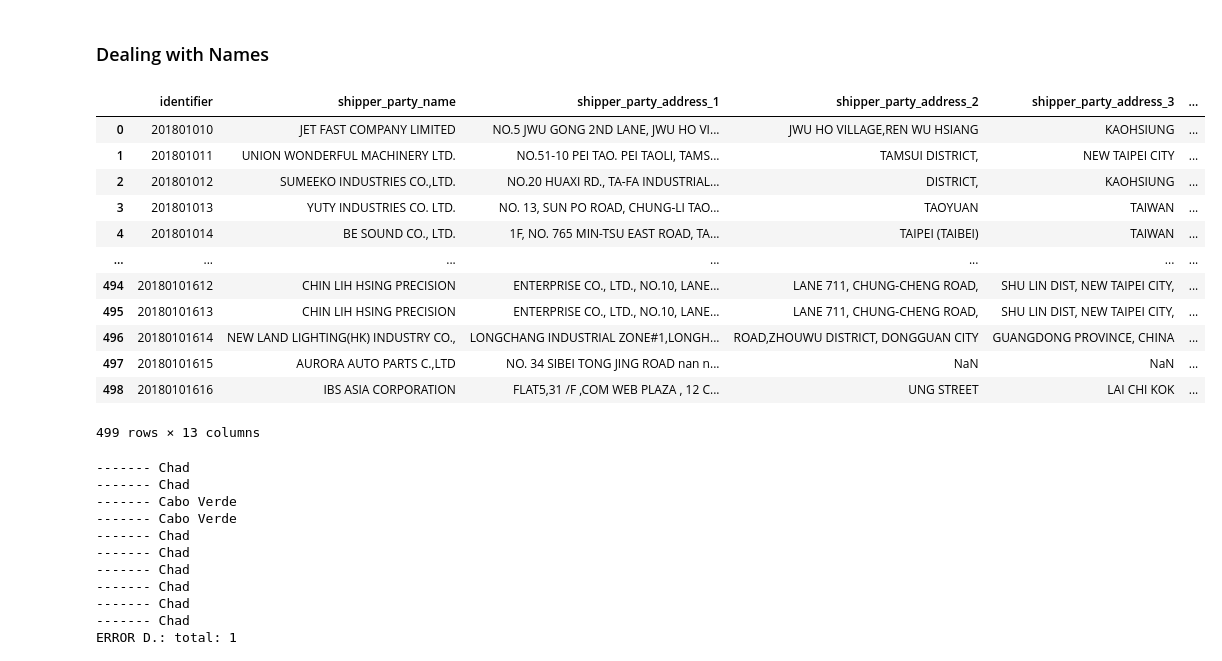
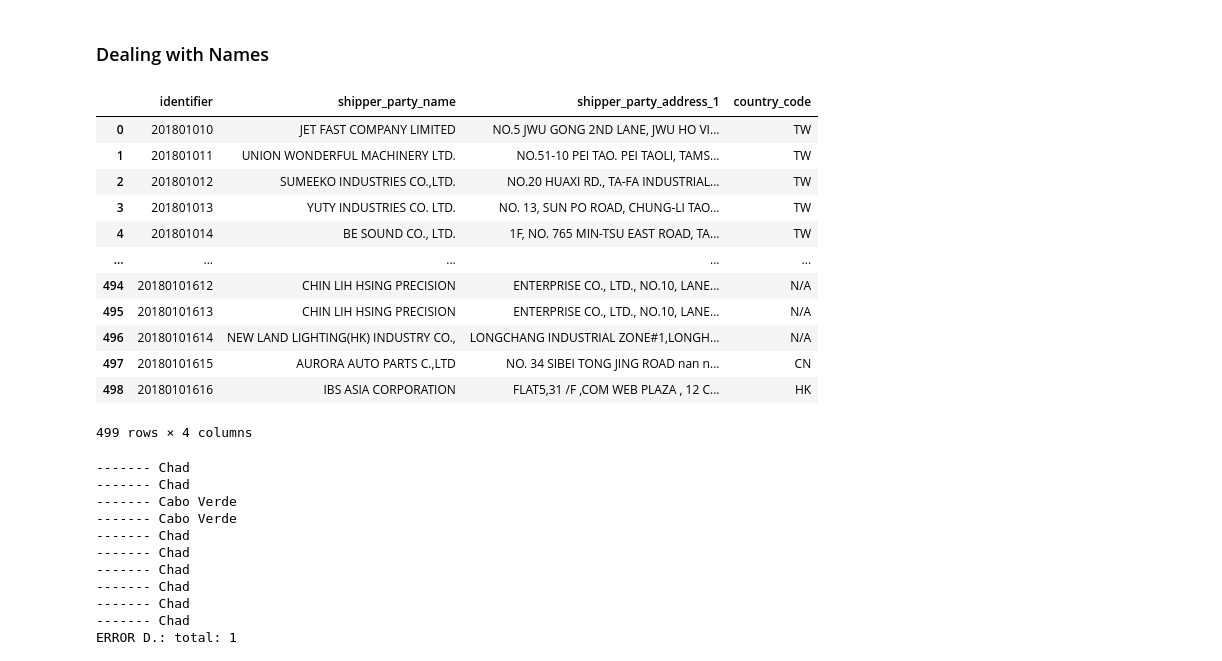
Before and after one commit to jessejputnam/project01, a Jupyter notebook: testing.ipynb, the cells around one changed output. Drawn from its saved outputs; the diff is of its cells as text; code cells hidden in the pictures.

Commit message:
Add completed initial cleaning logic to final

```diff
--- a/testing.ipynb
+++ b/testing.ipynb
@@ -135,23 +135,24 @@ def clean_row(row):
 # %%
 # misplaced_names = misplaced_names.apply(lambda row: clean_row(row), axis=1)
 # misplaced_names
 
-shipper_sample.apply(lambda row: clean_row(row), axis=1)[['identifier', 'shipper_party_name', 'shipper_']]
+shipper_sample_cleaned = shipper_sample.apply(lambda row: clean_row(row), axis=1)
+shipper_sample_cleaned[['identifier', 'shipper_party_name', 'shipper_party_address_1', 'country_code']]
 # shipper_sample
 # %% [output]
-|  | identifier | shipper_party_name | shipper_party_address_1 | shipper_party_address_2 | shipper_party_address_3 | ... |
-| 0 | 201801010 | JET FAST COMPANY LIMITED | NO.5 JWU GONG 2ND LANE, JWU HO VI... | JWU HO VILLAGE,REN WU HSIANG | KAOHSIUNG | ... |
-| 1 | 201801011 | UNION WONDERFUL MACHINERY LTD. | NO.51-10 PEI TAO. PEI TAOLI, TAMS... | TAMSUI DISTRICT, | NEW TAIPEI CITY | ... |
-| 2 | 201801012 | SUMEEKO INDUSTRIES CO.,LTD. | NO.20 HUAXI RD., TA-FA INDUSTRIAL... | DISTRICT, | KAOHSIUNG | ... |
-| 3 | 201801013 | YUTY INDUSTRIES CO. LTD. | NO. 13, SUN PO ROAD, CHUNG-LI TAO... | TAOYUAN | TAIWAN | ... |
-| 4 | 201801014 | BE SOUND CO., LTD. | 1F, NO. 765 MIN-TSU EAST ROAD, TA... | TAIPEI (TAIBEI) | TAIWAN | ... |
-| ... | ... | ... | ... | ... | ... | ... |
-| 494 | 20180101612 | CHIN LIH HSING PRECISION | ENTERPRISE CO., LTD., NO.10, LANE... | LANE 711, CHUNG-CHENG ROAD, | SHU LIN DIST, NEW TAIPEI CITY, | ... |
-| 495 | 20180101613 | CHIN LIH HSING PRECISION | ENTERPRISE CO., LTD., NO.10, LANE... | LANE 711, CHUNG-CHENG ROAD, | SHU LIN DIST, NEW TAIPEI CITY, | ... |
-| 496 | 20180101614 | NEW LAND LIGHTING(HK) INDUSTRY CO., | LONGCHANG INDUSTRIAL ZONE#1,LONGH... | ROAD,ZHOUWU DISTRICT, DONGGUAN CITY | GUANGDONG PROVINCE, CHINA | ... |
-| 497 | 20180101615 | AURORA AUTO PARTS C.,LTD | NO. 34 SIBEI TONG JING ROAD nan n... | NaN | NaN | ... |
-| 498 | 20180101616 | IBS ASIA CORPORATION | FLAT5,31 /F ,COM WEB PLAZA , 12 C... | UNG STREET | LAI CHI KOK | ... |
+|  | identifier | shipper_party_name | shipper_party_address_1 | country_code |
+| 0 | 201801010 | JET FAST COMPANY LIMITED | NO.5 JWU GONG 2ND LANE, JWU HO VI... | TW |
+| 1 | 201801011 | UNION WONDERFUL MACHINERY LTD. | NO.51-10 PEI TAO. PEI TAOLI, TAMS... | TW |
+| 2 | 201801012 | SUMEEKO INDUSTRIES CO.,LTD. | NO.20 HUAXI RD., TA-FA INDUSTRIAL... | TW |
+| 3 | 201801013 | YUTY INDUSTRIES CO. LTD. | NO. 13, SUN PO ROAD, CHUNG-LI TAO... | TW |
+| 4 | 201801014 | BE SOUND CO., LTD. | 1F, NO. 765 MIN-TSU EAST ROAD, TA... | TW |
+| ... | ... | ... | ... | ... |
+| 494 | 20180101612 | CHIN LIH HSING PRECISION | ENTERPRISE CO., LTD., NO.10, LANE... | N/A |
+| 495 | 20180101613 | CHIN LIH HSING PRECISION | ENTERPRISE CO., LTD., NO.10, LANE... | N/A |
+| 496 | 20180101614 | NEW LAND LIGHTING(HK) INDUSTRY CO., | LONGCHANG INDUSTRIAL ZONE#1,LONGH... | N/A |
+| 497 | 20180101615 | AURORA AUTO PARTS C.,LTD | NO. 34 SIBEI TONG JING ROAD nan n... | CN |
+| 498 | 20180101616 | IBS ASIA CORPORATION | FLAT5,31 /F ,COM WEB PLAZA , 12 C... | HK |
-499 rows × 13 columns
+499 rows × 4 columns
 # %%
 shipper_2018_0['shipper_party_name'] = shipper_2018_0.apply(lambda row: replace_mr_mrs(row), axis=1)
 shipper_2018_0[shipper_2018_0['shipper_party_name'].str.contains('and/or', case=False)]
```
Also changed, not shown: 1 other file.
